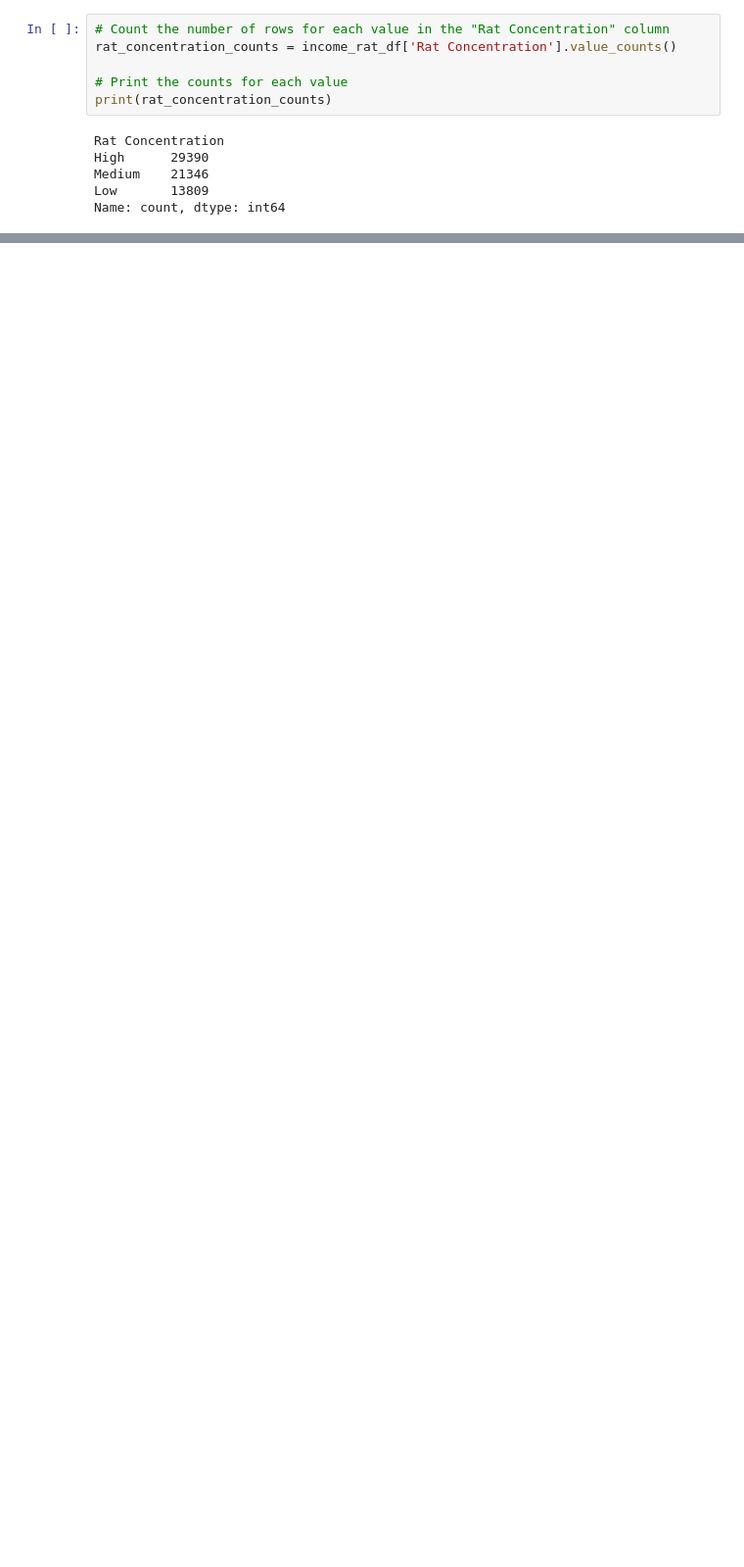
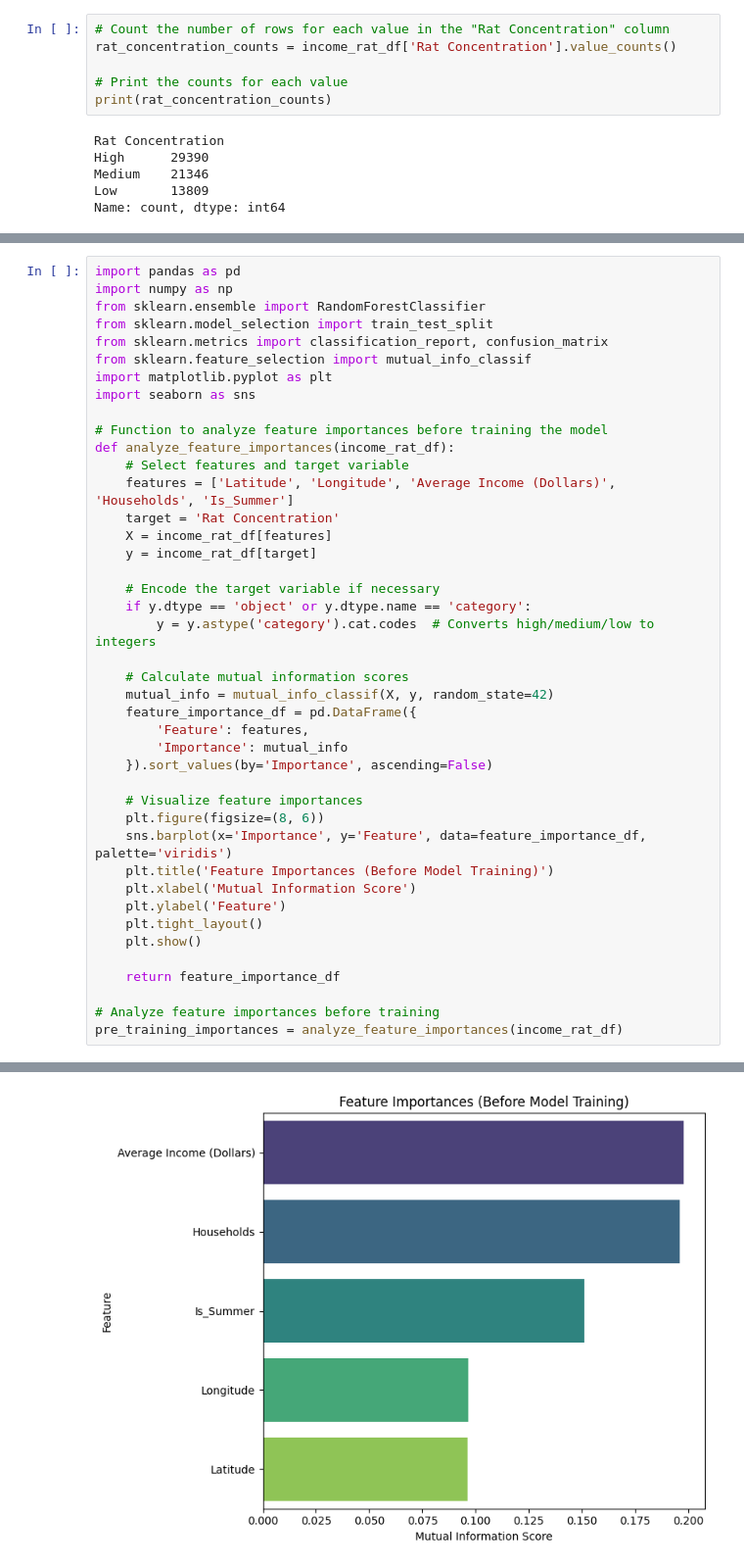
Before and after one commit to trishaa4144/cmsc320-final, a Jupyter notebook: CMSC320_Final.ipynb, the cells around one changed output, grey strips where cells are left out. Shown at 98% size. Drawn from its saved outputs; the diff is of its cells as text; blank space fills up the shorter version.

```diff
--- a/CMSC320_Final.ipynb
+++ b/CMSC320_Final.ipynb
@@ -794,0 +825,43 @@ Name: count, dtype: int64
+# %%
+import pandas as pd
+import numpy as np
+from sklearn.ensemble import RandomForestClassifier
+from sklearn.model_selection import train_test_split
+from sklearn.metrics import classification_report, confusion_matrix
+from sklearn.feature_selection import mutual_info_classif
+import matplotlib.pyplot as plt
+import seaborn as sns
+
+# Function to analyze feature importances before training the model
+def analyze_feature_importances(income_rat_df):
+    # Select features and target variable
+    features = ['Latitude', 'Longitude', 'Average Income (Dollars)', 'Households', 'Is_Summer']
+    target = 'Rat Concentration'
+    X = income_rat_df[features]
+    y = income_rat_df[target]
+
+    # Encode the target variable if necessary
+    if y.dtype == 'object' or y.dtype.name == 'category':
+        y = y.astype('category').cat.codes  # Converts high/medium/low to integers
+
+    # Calculate mutual information scores
+    mutual_info = mutual_info_classif(X, y, random_state=42)
+    feature_importance_df = pd.DataFrame({
+        'Feature': features,
+        'Importance': mutual_info
+    }).sort_values(by='Importance', ascending=False)
+
+    # Visualize feature importances
+    plt.figure(figsize=(8, 6))
+    sns.barplot(x='Importance', y='Feature', data=feature_importance_df, palette='viridis')
+    plt.title('Feature Importances (Before Model Training)')
+    plt.xlabel('Mutual Information Score')
+    plt.ylabel('Feature')
+    plt.tight_layout()
+    plt.show()
+
+    return feature_importance_df
+
+# Analyze feature importances before training
+pre_training_importances = analyze_feature_importances(income_rat_df)
+# %% [output]
@@ -794,0 +871 @@ Name: count, dtype: int64
+[figure, added]
```
Also changed, not shown: parts of 11 cells of this notebook.
